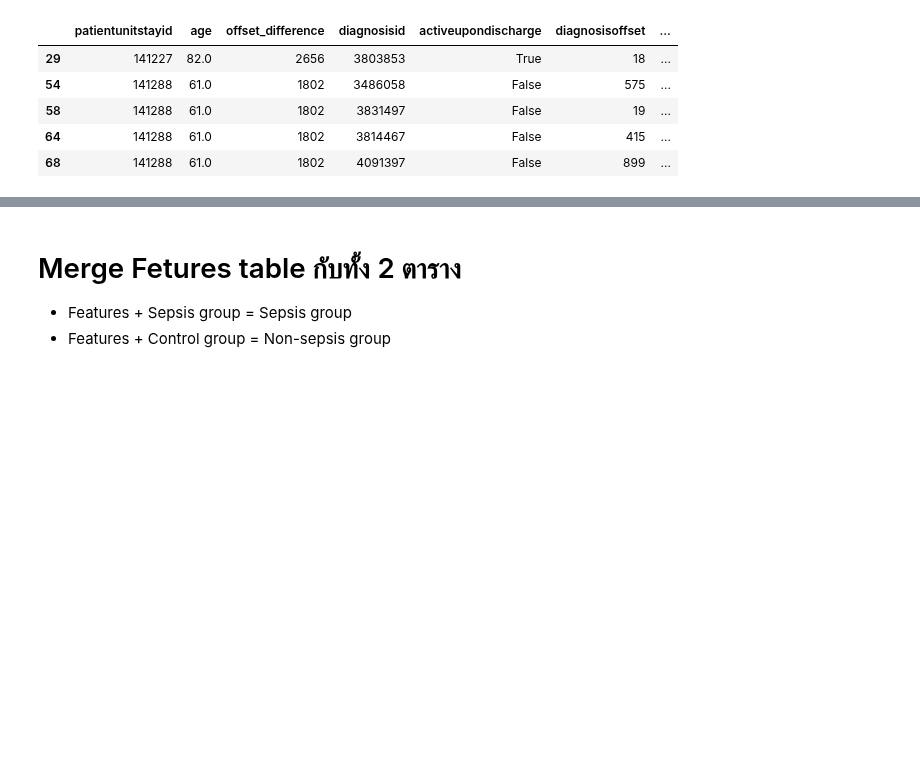
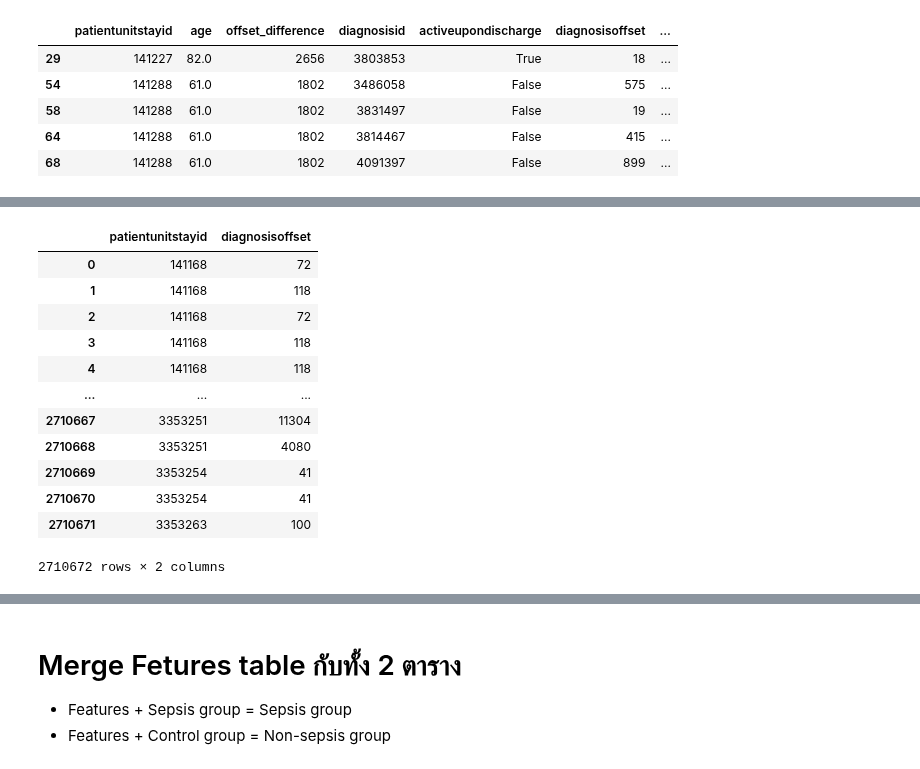
Before and after one commit to Tonry12/Data_joyx2, a Jupyter notebook: Sepsis_eICU_DATA.ipynb, the cells around one changed output, grey strips where cells are left out. Cells and saved outputs as stored; diff of their text form; code cells hidden in the pictures; blank space fills up the shorter version.

```diff
--- a/Sepsis_eICU_DATA.ipynb
+++ b/Sepsis_eICU_DATA.ipynb
@@ -369,0 +374,19 @@ control_group
+# %%
+control_group_a = control_group[['patientunitstayid','diagnosisoffset']]
+control_group_a_copy = control_group_a.copy()
+control_group_a_copy_2 = control_group_a_copy.copy()
+control_group_a
+# %% [output]
+|  | patientunitstayid | diagnosisoffset |
+| 0 | 141168 | 72 |
+| 1 | 141168 | 118 |
+| 2 | 141168 | 72 |
+| 3 | 141168 | 118 |
+| 4 | 141168 | 118 |
+| ... | ... | ... |
+| 2710667 | 3353251 | 11304 |
+| 2710668 | 3353251 | 4080 |
+| 2710669 | 3353254 | 41 |
+| 2710670 | 3353254 | 41 |
+| 2710671 | 3353263 | 100 |
+2710672 rows × 2 columns
```
Also changed, not shown: parts of 28 cells of this notebook.
